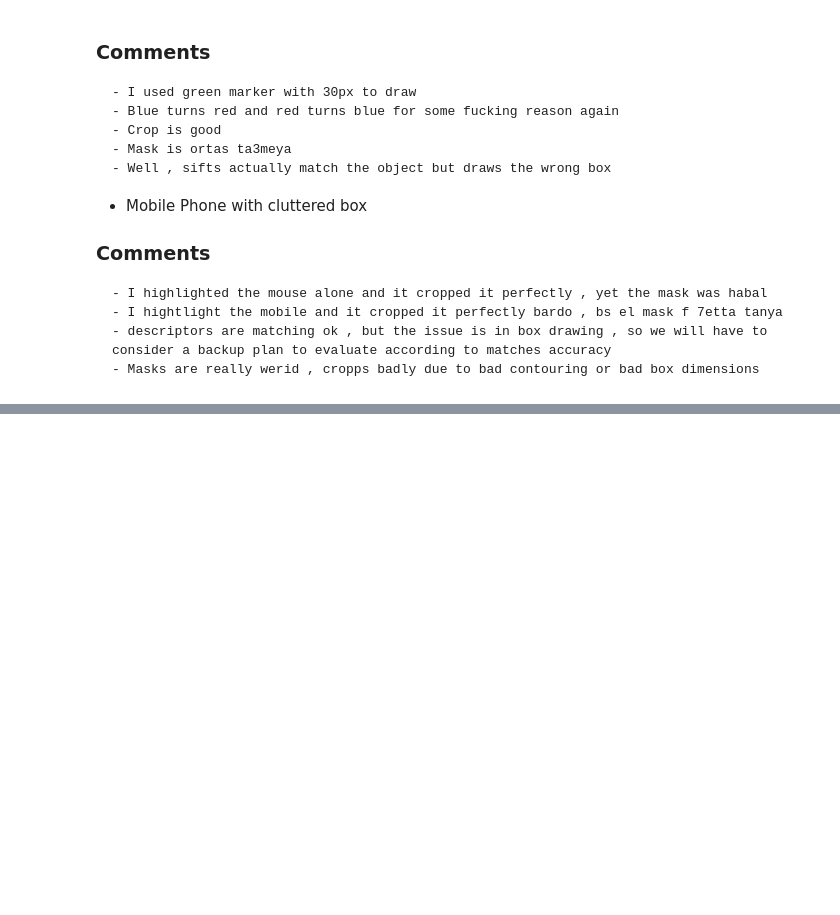
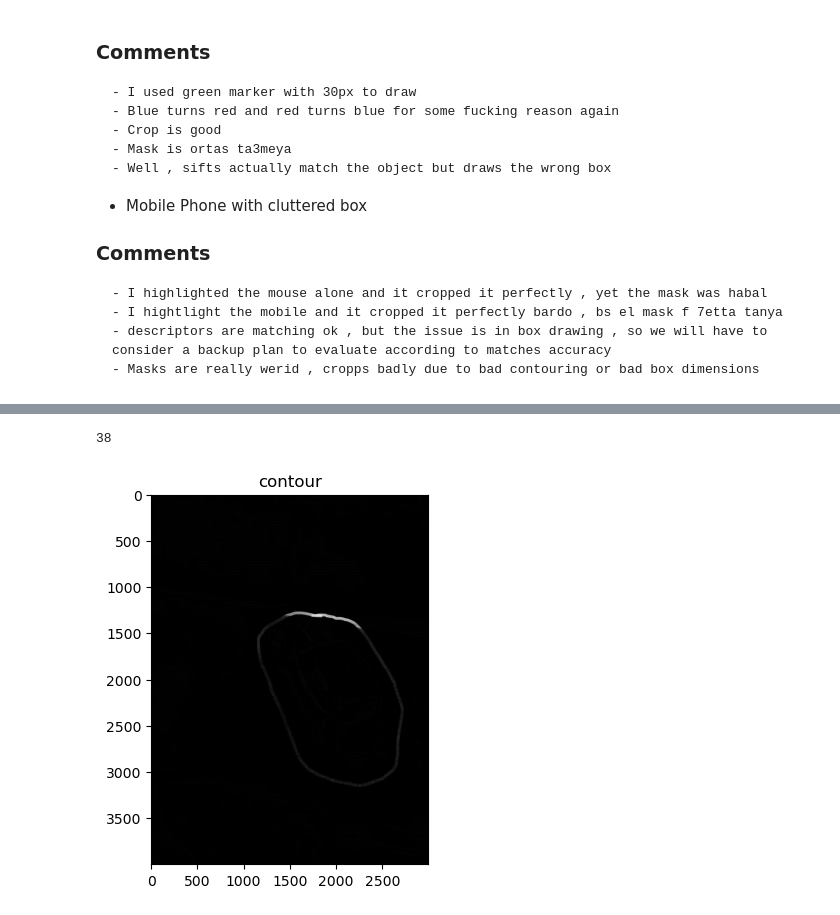
Before and after one commit to Grintaking19/Lost-Found-Items, a Jupyter notebook: image_crop.ipynb, the cells around one changed output, grey strips where cells are left out. Cells and saved outputs as stored; diff of their text form; code cells hidden in the pictures; blank space fills up the shorter version.

```diff
--- a/image_crop.ipynb
+++ b/image_crop.ipynb
@@ -53,3 +49,15 @@ pts_contour = np.array([pts_contour[1], pts_contour[0]]).T
+# %%
+contour = cv2.subtract(img_highlights, img)
+contour = cv2.cvtColor(contour, cv2.COLOR_BGR2GRAY)
+print(contour.max())
+
+pts_contour = np.where(contour > 3)
+pts_contour = np.array([pts_contour[1], pts_contour[0]]).T
+
+show_images([contour], ["contour"])
+# %% [output]
+38
+[figure, added]
 # %%
 rect = cv2.boundingRect(pts_contour)
 x, y, w, h = rect
```
Also changed, not shown: parts of 9 cells of this notebook, 3 other files.
